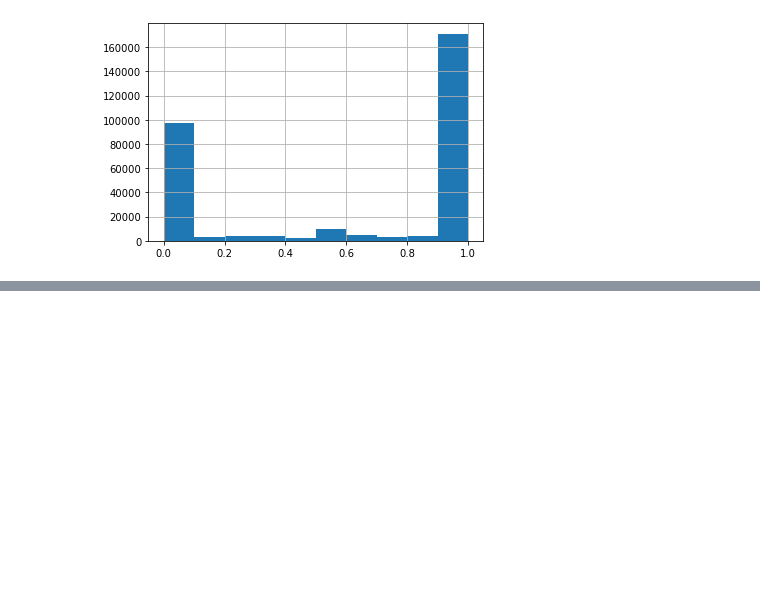
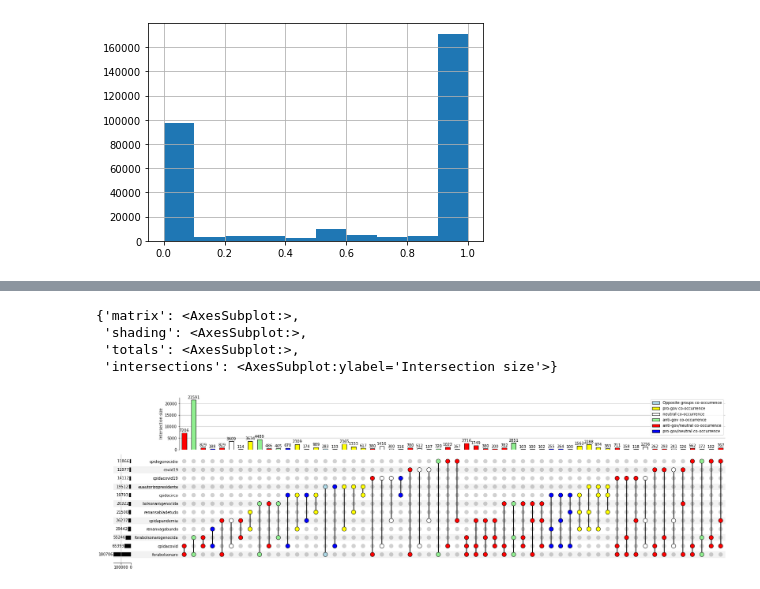
Before and after one commit to lucasraniere/twitter-cpi-case-study, a Jupyter notebook: hashtags_validation.ipynb, the cells around one changed output, grey strips where cells are left out. Saved outputs shown, nothing was run; the diff lists cells and outputs as text; code cells hidden in the pictures; blank space fills up the shorter version.

```diff
--- a/hashtags_validation.ipynb
+++ b/hashtags_validation.ipynb
@@ -482,0 +585,3 @@ selected_df['prop_pro'].hist()
+# %%
+user_cluster = pd.read_parquet('data/user_cluster_result.parquet')
+user_cluster.shape
@@ -482,0 +655,4 @@ selected_df['prop_pro'].hist()
+# %%
+temp_df = temp_df.applymap(lambda x: True if x>0 else False)
+temp_df['id'] = selected_df['user']
+temp_df.head()
@@ -482,0 +672,10 @@ selected_df['prop_pro'].hist()
+# %%
+data = {}
+
+for hashtag in selected_hashtags_list:
+    data[hashtag] = []
+
+for idx, row in temp_df.iterrows():
+    for hashtag in selected_hashtags_list:
+        if temp_df[hashtag][idx]:
+            data[hashtag].append(temp_df['id'][idx])
@@ -482,0 +690,3 @@ selected_df['prop_pro'].hist()
+# %%
+data_plot = from_contents(data)
+data_plot.head()
@@ -482,0 +701,56 @@ selected_df['prop_pro'].hist()
+# %%
+upset = UpSet(data_plot, min_subset_size=100, show_counts=True, max_degree=3, min_degree=2)
+
+upset.style_subsets(present=['euautorizopresidente', 'forabolsonaro'], facecolor='lightblue', edgecolor='black', label='Opposite groups co-occurrence')
+
+upset.style_subsets(present=['renanvagabundo', 'cpidocirco'], facecolor='yellow', edgecolor='black', label='pro-gov co-occurrence')
+upset.style_subsets(present=['renanvagabundo', 'renansabiadetudo'], facecolor='yellow', edgecolor='black', label='pro-gov co-occurrence')
+upset.style_subsets(present=['renanvagabundo', 'euautorizopresidente'], facecolor='yellow', edgecolor='black', label='pro-gov co-occurrence')
+upset.style_subsets(present=['cpidocirco', 'renansabiadetudo'], facecolor='yellow', edgecolor='black', label='pro-gov co-occurrence')
+upset.style_subsets(present=['cpidocirco', 'euautorizopresidente'], facecolor='yellow', edgecolor='black', label='pro-gov co-occurrence')
+upset.style_subsets(present=['renansabiadetudo', 'euautorizopresidente'], facecolor='yellow', edgecolor='black', label='pro-gov co-occurrence')
+
+upset.style_subsets(present=['cpidacovid', 'cpidapandemia'], facecolor='white', edgecolor='black', label='neutral co-occurrence')
+upset.style_subsets(present=['cpidacovid', 'covid19'], facecolor='white', edgecolor='black', label='neutral co-occurrence')
+upset.style_subsets(present=['cpidacovid', 'cpidacovid19'], facecolor='white', edgecolor='black', label='neutral co-occurrence')
+upset.style_subsets(present=['cpidapandemia', 'covid19'], facecolor='white', edgecolor='black', label='neutral co-occurrence')
+upset.style_subsets(present=['cpidapandemia', 'cpidacovid19'], facecolor='white', edgecolor='black', label='neutral co-occurrence')
+upset.style_subsets(present=['covid19', 'cpidacovid19'], facecolor='white', edgecolor='black', label='neutral co-occurrence')
+
+upset.style_subsets(present=['forabolsonaro', 'forabolsonarogenocida'], facecolor='lightgreen', edgecolor='black', label='anti-gov co-occurrence')
+upset.style_subsets(present=['forabolsonaro', 'bolsonarogenocida'], facecolor='lightgreen', edgecolor='black', label='anti-gov co-occurrence')
+upset.style_subsets(present=['forabolsonaro', 'cpidogenocidio'], facecolor='lightgreen', edgecolor='black', label='anti-gov co-occurrence')
+upset.style_subsets(present=['forabolsonarogenocida', 'bolsonarogenocida'], facecolor='lightgreen', edgecolor='black', label='anti-gov co-occurrence')
+upset.style_subsets(present=['forabolsonarogenocida', 'cpidogenocidio'], facecolor='lightgreen', edgecolor='black', label='anti-gov co-occurrence')
+upset.style_subsets(present=['bolsonarogenocida', 'cpidogenocidio'], facecolor='lightgreen', edgecolor='black', label='anti-gov co-occurrence')
+
+
+upset.style_subsets(present=['cpidacovid', 'forabolsonaro'], facecolor='red', edgecolor='black', label='anti-gov/neutral co-occurrence')
+upset.style_subsets(present=['forabolsonarogenocida', 'cpidacovid'], facecolor='red', edgecolor='black', label='anti-gov/neutral co-occurrence')
+upset.style_subsets(present=['forabolsonarogenocida', 'cpidapandemia'], facecolor='red', edgecolor='black', label='anti-gov/neutral co-occurrence')
+upset.style_subsets(present=['bolsonarogenocida', 'cpidacovid'], facecolor='red', edgecolor='black', label='anti-gov/neutral co-occurrence')
+upset.style_subsets(present=['cpidapandemia', 'forabolsonaro'], facecolor='red', edgecolor='black', label='anti-gov/neutral co-occurrence')
+upset.style_subsets(present=['cpidacovid19', 'forabolsonaro'], facecolor='red', edgecolor='black', label='anti-gov/neutral co-occurrence')
+upset.style_subsets(present=['cpidogenocidio', 'cpidacovid'], facecolor='red', edgecolor='black', label='anti-gov/neutral co-occurrence')
+upset.style_subsets(present=['cpidogenocidio', 'cpidapandemia'], facecolor='red', edgecolor='black', label='anti-gov/neutral co-occurrence')
+upset.style_subsets(present=['covid19', 'forabolsonaro'], facecolor='red', edgecolor='black', label='anti-gov/neutral co-occurrence')
+
+
+
+
+upset.style_subsets(present=['renanvagabundo', 'cpidacovid'], facecolor='blue', edgecolor='black', label='pro-gov/neutral co-occurrence')
+upset.style_subsets(present=['cpidocirco', 'cpidacovid'], facecolor='blue', edgecolor='black', label='pro-gov/neutral co-occurrence')
+upset.style_subsets(present=['cpidocirco', 'cpidapandemia'], facecolor='blue', edgecolor='black', label='pro-gov/neutral co-occurrence')
+upset.style_subsets(present=['cpidocirco', 'covid19'], facecolor='blue', edgecolor='black', label='pro-gov/neutral co-occurrence')
+upset.style_subsets(present=['euautorizopresidente', 'cpidacovid'], facecolor='blue', edgecolor='black', label='pro-gov/neutral co-occurrence')
+upset.style_subsets(present=['cpidacovid19', 'cpidocirco'], facecolor='blue', edgecolor='black', label='pro-gov/neutral co-occurrence')
+
+
+
+upset.plot()
+# %% [output]
+{'matrix': <AxesSubplot:>,
+ 'shading': <AxesSubplot:>,
+ 'totals': <AxesSubplot:>,
+ 'intersections': <AxesSubplot:ylabel='Intersection size'>}
+[figure, added]
```
Also changed, not shown: parts of 50 cells of this notebook, 7 other files.
